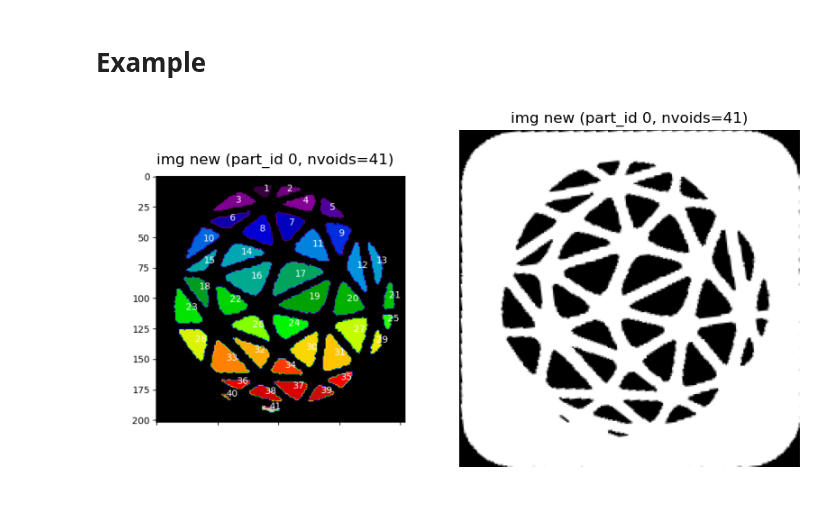
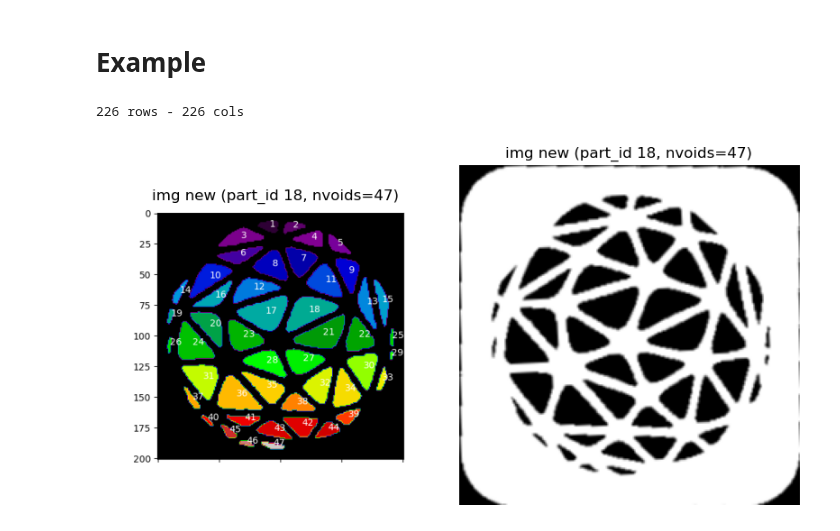
Before and after one commit to abylai11/qda-project, a Jupyter notebook: Python code/Control charts.ipynb, the cells around one changed output. Drawn from its saved outputs; the diff is of its cells as text; code cells hidden in the pictures; blank space fills up the shorter version.

```diff
--- a/Python code/Control charts.ipynb
+++ b/Python code/Control charts.ipynb
@@ -282,6 +322,7 @@ def plot_object(part_id):
 # %% [markdown]
 # Example
 # %%
-plot_object(0)
+plot_object(18)
 # %% [output]
+226 rows - 226 cols
-[figure, old version]
+[figure, new version]
```
Also changed, not shown: parts of 15 cells of this notebook.
